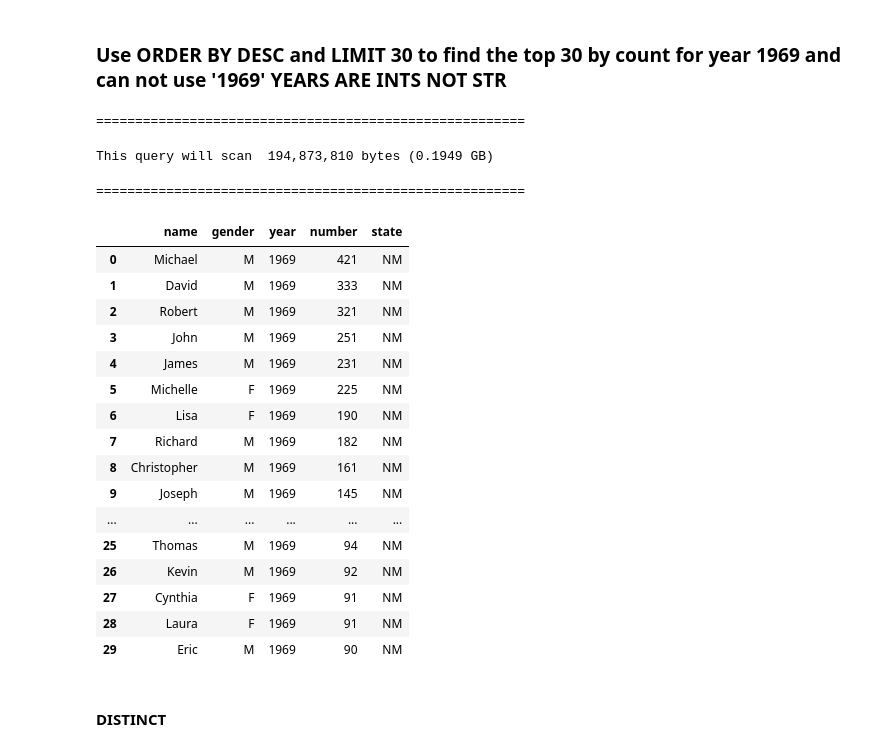
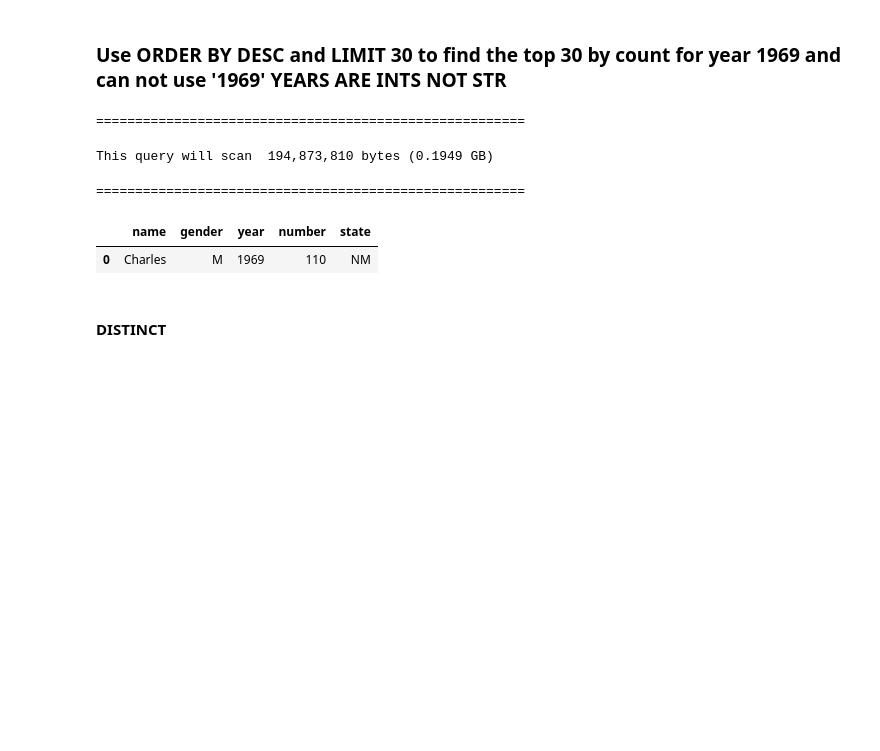
Before and after one commit to cyeef/Data-Science-Portfolio-C21-, a Jupyter notebook: Projects/Project-3/SQL.2-BQ.project.template.ipynb, the cells around one changed output. Saved outputs shown, nothing was run; the diff lists cells and outputs as text; code cells hidden in the pictures; blank space fills up the shorter version.

```diff
--- a/Projects/Project-3/SQL.2-BQ.project.template.ipynb
+++ b/Projects/Project-3/SQL.2-BQ.project.template.ipynb
@@ -329,37 +382,22 @@ This query will scan  194,873,810 bytes (0.1949 GB)
 # %%
 query = """
     SELECT name, gender, year, number, state
     FROM `bigquery-public-data.usa_names.usa_1910_current`
-    WHERE state = 'NM' AND year =1969
+    WHERE state = 'NM' AND year = 1969 AND name = 'Charles'
     ORDER BY number DESC
     LIMIT 30;
 """
 print("="*55)
 dry_run(query)
 df = run_sql(query)
 print("="*55)
 df
 # %% [output]
 =======================================================
 This query will scan  194,873,810 bytes (0.1949 GB)
 =======================================================
 |  | name | gender | year | number | state |
-| 0 | Michael | M | 1969 | 421 | NM |
-| 1 | David | M | 1969 | 333 | NM |
-| 2 | Robert | M | 1969 | 321 | NM |
-| 3 | John | M | 1969 | 251 | NM |
-| 4 | James | M | 1969 | 231 | NM |
-| 5 | Michelle | F | 1969 | 225 | NM |
-| 6 | Lisa | F | 1969 | 190 | NM |
-| 7 | Richard | M | 1969 | 182 | NM |
-| 8 | Christopher | M | 1969 | 161 | NM |
-| 9 | Joseph | M | 1969 | 145 | NM |
-| ... | ... | ... | ... | ... | ... |
-| 25 | Thomas | M | 1969 | 94 | NM |
-| 26 | Kevin | M | 1969 | 92 | NM |
-| 27 | Cynthia | F | 1969 | 91 | NM |
-| 28 | Laura | F | 1969 | 91 | NM |
-| 29 | Eric | M | 1969 | 90 | NM |
+| 0 | Charles | M | 1969 | 110 | NM |
 # %% [markdown]
 #### DISTINCT
 # %% [markdown]
```
Also changed, not shown: parts of 4 cells of this notebook.
